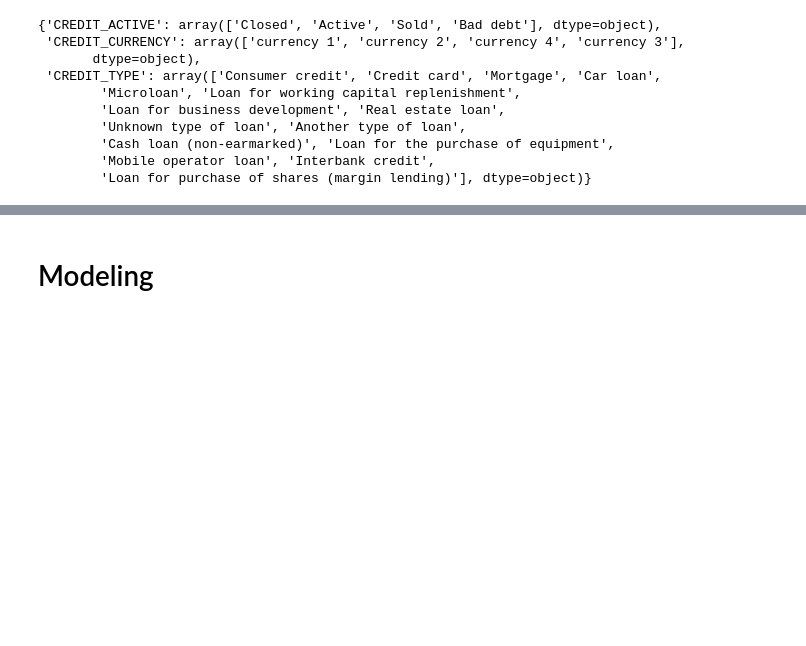
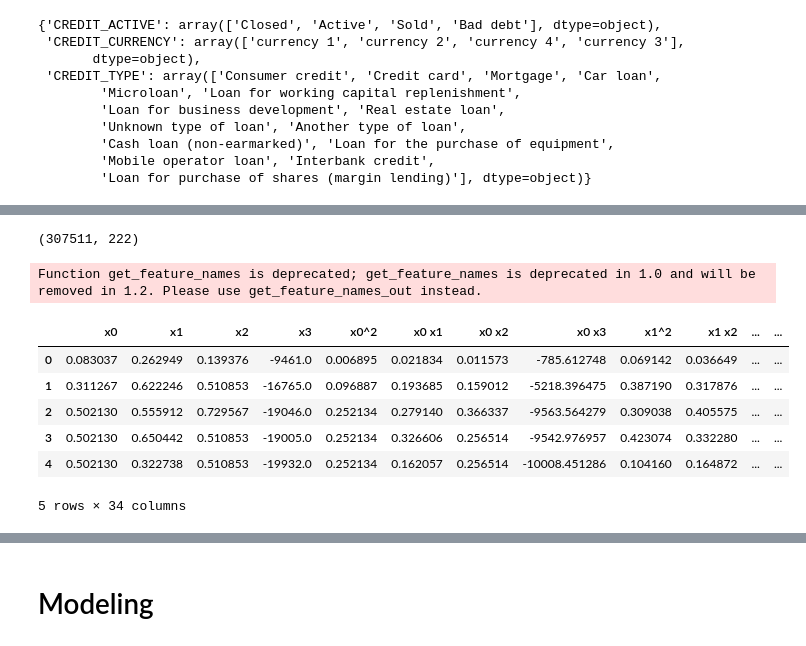
Before and after one commit to yybrother989/HomeCreditDefaultRisk, a Jupyter notebook: Capstone_Project-Home-Credit-Default-Risk_V0.1.ipynb, the cells around one changed output, grey strips where cells are left out. Saved outputs shown, nothing was run; the diff lists cells and outputs as text; code cells hidden in the pictures; blank space fills up the shorter version.

Commit message:
added modeling part

```diff
--- a/Capstone_Project-Home-Credit-Default-Risk_V0.1.ipynb
+++ b/Capstone_Project-Home-Credit-Default-Risk_V0.1.ipynb
@@ -913,0 +949,3 @@ mapping_education = {'Lower secondary':0,'Secondary / secondary special':1,'Inco
+# %%
+application_one_hot_cols = application_train.select_dtypes(include='object').columns.difference(application_label_encode_col)
+application_one_hot_cols
@@ -913,0 +959,2 @@ mapping_education = {'Lower secondary':0,'Secondary / secondary special':1,'Inco
+# %%
+application_train_encoded = onehot_encode(application_train,application_one_hot_cols)
@@ -913,0 +990,2 @@ mapping_education = {'Lower secondary':0,'Secondary / secondary special':1,'Inco
+# %%
+application_train_lencoded = labelencoder(application_train_encoded,application_label_encode_col,mapping)
@@ -976,0 +1120,8 @@ CREDIT_TYPE has 15 classes
+# %%
+application_train_lencoded.shape
+# %% [output]
+(307511, 222)
+# %%
+# In the EDA session, we checked a list of features that are highly correlated to the target.
+#Now we store them into a list
+high_corr_cols = ['EXT_SOURCE_1','EXT_SOURCE_2','EXT_SOURCE_3','DAYS_BIRTH']
@@ -976,0 +1131,18 @@ CREDIT_TYPE has 15 classes
+# %%
+# Initialize the PolynomialFeatures class and set the degree
+poly_features = PolynomialFeatures(degree=3,include_bias=False)
+# Create the polynomial features using PolynomialFeatures()
+poly_features_model = poly_features.fit_transform(application_train_lencoded[high_corr_cols])
+# Create a dataframe with the polynomial features
+poly_features_df = pd.DataFrame(poly_features_model,columns=poly_features.get_feature_names())
+#
+poly_features_df.head() #x0:EXT_SOURCE_1,x1:EXT_SOURCE_2,x2:EXT_SOURCE_3,x3:DAYS_BIRTH
+# %% [output]
+Function get_feature_names is deprecated; get_feature_names is deprecated in 1.0 and will be removed in 1.2. Please use get_feature_names_out instead.
+|  | x0 | x1 | x2 | x3 | x0^2 | x0 x1 | x0 x2 | x0 x3 | x1^2 | x1 x2 | ... | ... |
+| 0 | 0.083037 | 0.262949 | 0.139376 | -9461.0 | 0.006895 | 0.021834 | 0.011573 | -785.612748 | 0.069142 | 0.036649 | ... | ... |
+| 1 | 0.311267 | 0.622246 | 0.510853 | -16765.0 | 0.096887 | 0.193685 | 0.159012 | -5218.396475 | 0.387190 | 0.317876 | ... | ... |
+| 2 | 0.502130 | 0.555912 | 0.729567 | -19046.0 | 0.252134 | 0.279140 | 0.366337 | -9563.564279 | 0.309038 | 0.405575 | ... | ... |
+| 3 | 0.502130 | 0.650442 | 0.510853 | -19005.0 | 0.252134 | 0.326606 | 0.256514 | -9542.976957 | 0.423074 | 0.332280 | ... | ... |
+| 4 | 0.502130 | 0.322738 | 0.510853 | -19932.0 | 0.252134 | 0.162057 | 0.256514 | -10008.451286 | 0.104160 | 0.164872 | ... | ... |
+5 rows × 34 columns
```
Also changed, not shown: parts of 85 cells of this notebook.
